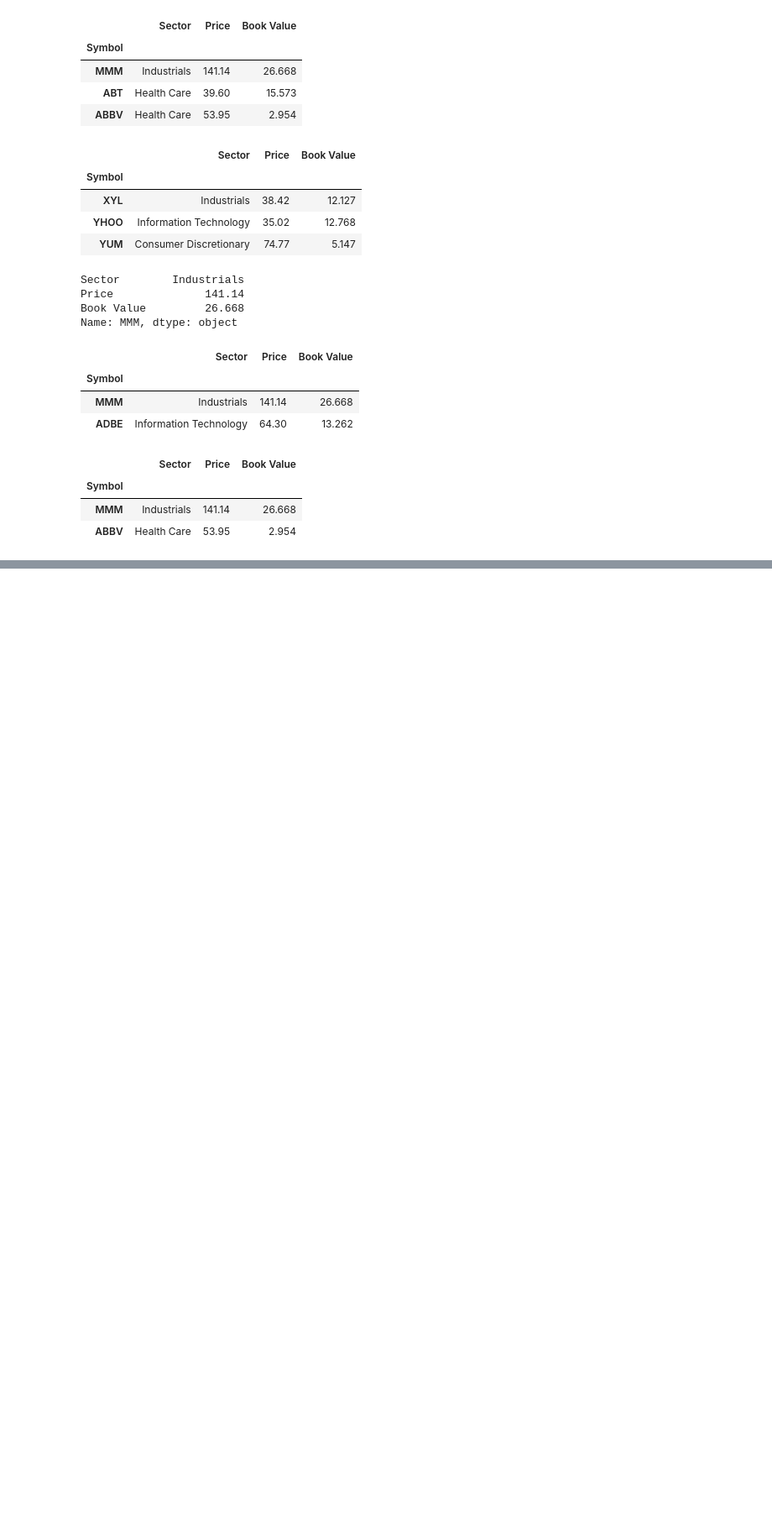
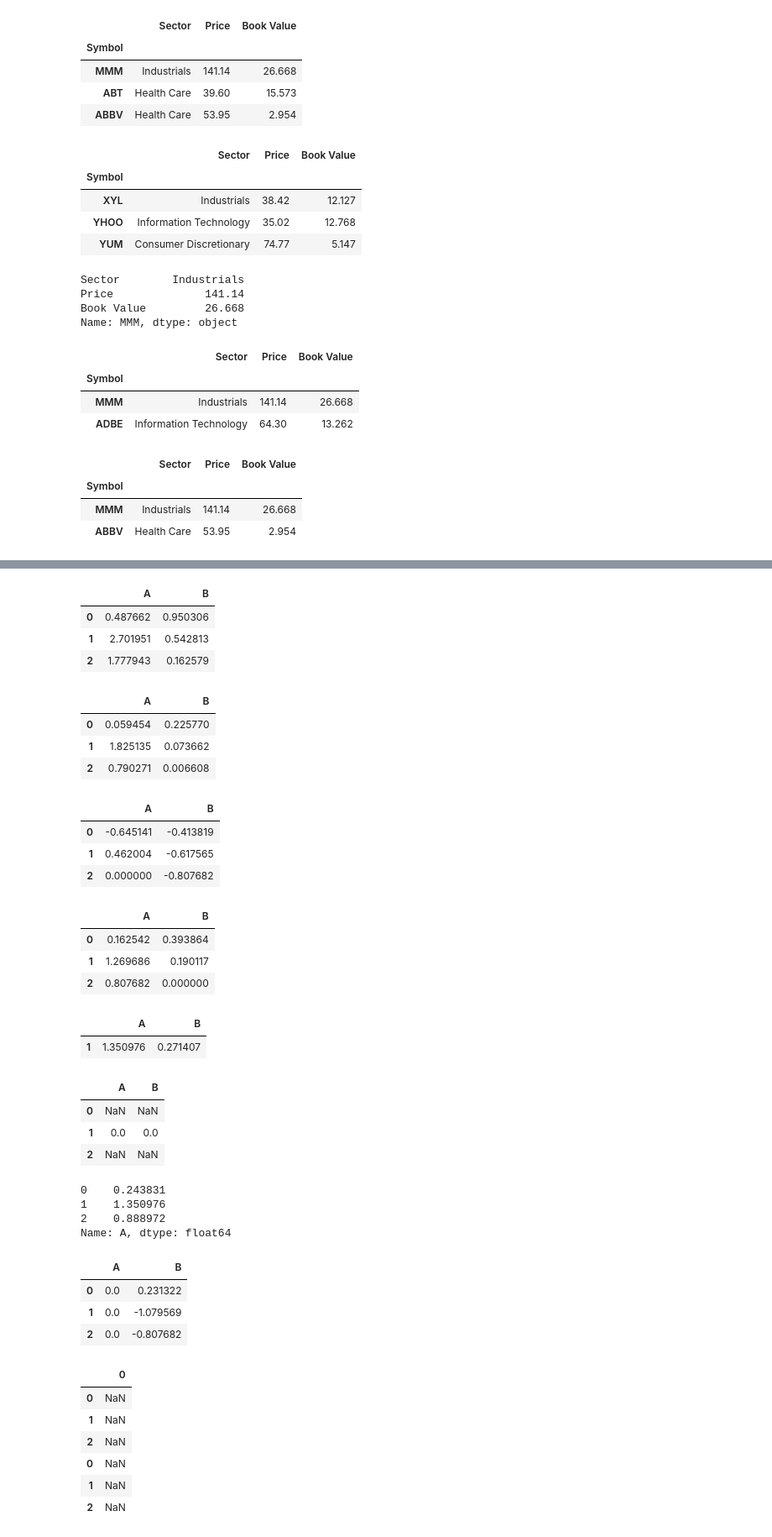
Before and after one commit to pawanGithub10/MachineLearning, a Jupyter notebook: PandasFinance.ipynb, the cells around one changed output, grey strips where cells are left out. Shown at 84% size. Saved outputs shown, nothing was run; the diff lists cells and outputs as text; code cells hidden in the pictures; blank space fills up the shorter version.

```diff
--- a/PandasFinance.ipynb
+++ b/PandasFinance.ipynb
@@ -141,0 +221,69 @@ sp500.iloc[[0,2]]
+# %%
+df*2
+# %% [output]
+|  | A | B |
+| 0 | 0.487662 | 0.950306 |
+| 1 | 2.701951 | 0.542813 |
+| 2 | 1.777943 | 0.162579 |
+# %%
+df*df
+# %% [output]
+|  | A | B |
+| 0 | 0.059454 | 0.225770 |
+| 1 | 1.825135 | 0.073662 |
+| 2 | 0.790271 | 0.006608 |
+# %%
+df-df.iloc[2,0]
+# %% [output]
+|  | A | B |
+| 0 | -0.645141 | -0.413819 |
+| 1 | 0.462004 | -0.617565 |
+| 2 | 0.000000 | -0.807682 |
+# %%
+df-df.iloc[2,1]
+# %% [output]
+|  | A | B |
+| 0 | 0.162542 | 0.393864 |
+| 1 | 1.269686 | 0.190117 |
+| 2 | 0.807682 | 0.000000 |
+# %%
+subframe = df[1:2][['A','B']]
+subframe
+# %% [output]
+|  | A | B |
+| 1 | 1.350976 | 0.271407 |
+# %%
+df-subframe
+# %% [output]
+|  | A | B |
+| 0 | NaN | NaN |
+| 1 | 0.0 | 0.0 |
+| 2 | NaN | NaN |
+# %%
+a_col = df['A']
+a_col
+# %% [output]
+0    0.243831
+1    1.350976
+2    0.888972
+Name: A, dtype: float64
+# %%
+df.sub(a_col,axis=0)
+# %% [output]
+|  | A | B |
+| 0 | 0.0 | 0.231322 |
+| 1 | 0.0 | -1.079569 |
+| 2 | 0.0 | -0.807682 |
+# %%
+s1 = pd.DataFrame([2,3,4],index = [0,1,2])
+s2 = pd.DataFrame([2,3,4],index = ['0','1','2'])
+# %%
+s1+s2
+# %% [output]
+|  | 0 |
+| 0 | NaN |
+| 1 | NaN |
+| 2 | NaN |
+| 0 | NaN |
+| 1 | NaN |
+| 2 | NaN |
```
Also changed, not shown: parts of 8 cells of this notebook.
